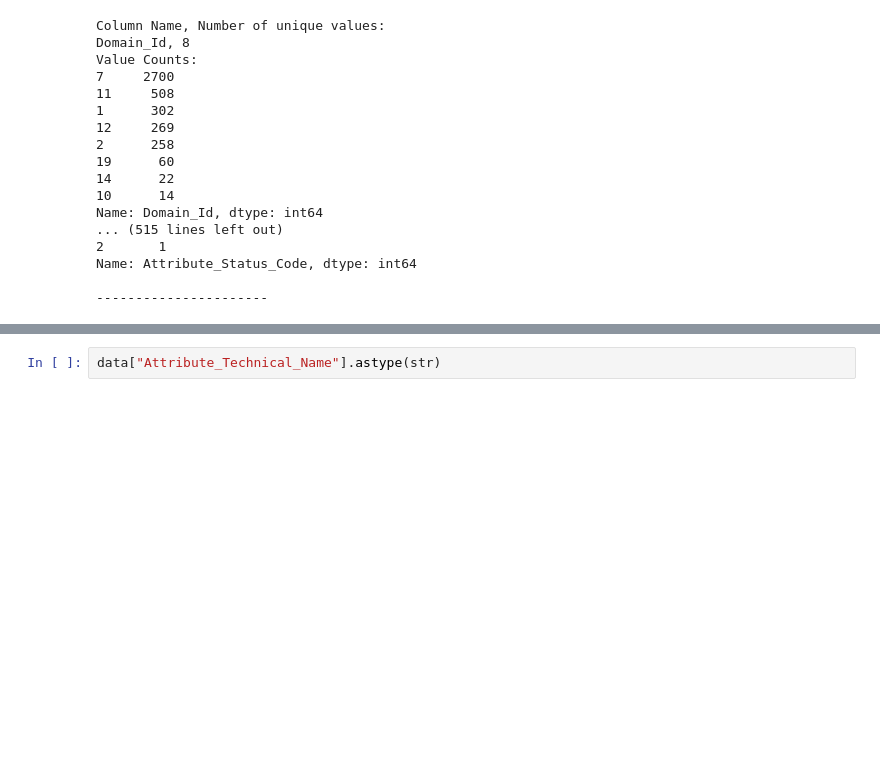
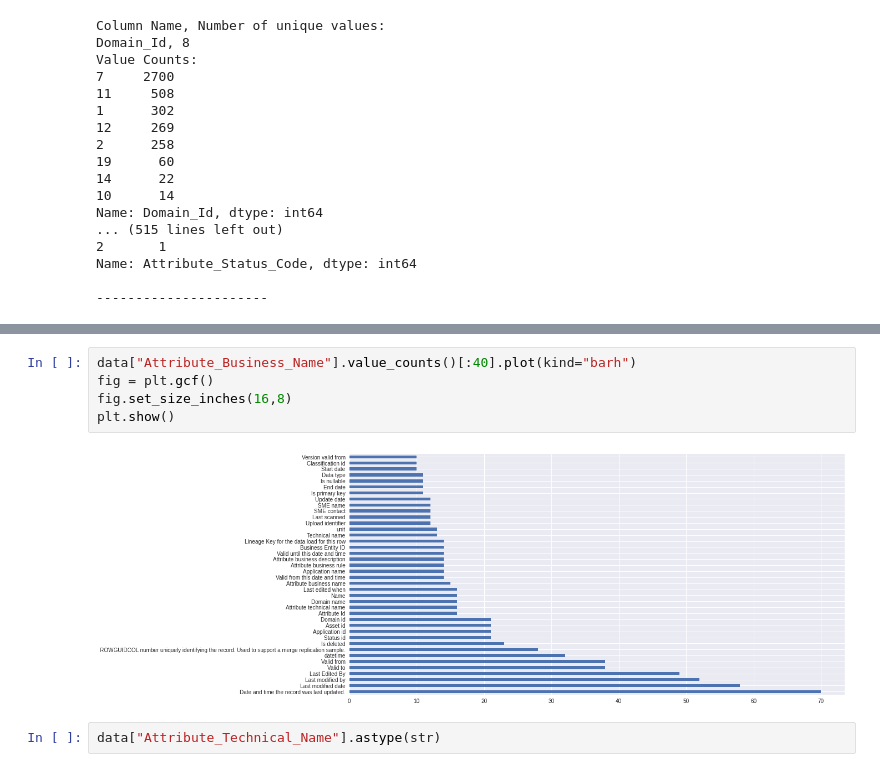
Before and after one commit to mmonch/Sidecar_Project, a Jupyter notebook: notebooks/Sidecar_Project.ipynb, the cells around one changed output, grey strips where cells are left out. Drawn from its saved outputs; the diff is of its cells as text; blank space fills up the shorter version.

```diff
--- a/notebooks/Sidecar_Project.ipynb
+++ b/notebooks/Sidecar_Project.ipynb
@@ -283,3 +285,10 @@ Name: Attribute_Technical_Name, Length: 1998, dtype: int64
+# %%
+data["Attribute_Business_Name"].value_counts()[:40].plot(kind="barh")
+fig = plt.gcf()
+fig.set_size_inches(16,8)
+plt.show()
+# %% [output]
+[figure, added]
 # %%
 data["Attribute_Technical_Name"].astype(str)
 # %% [output]
```
Also changed, not shown: parts of 24 cells of this notebook.
